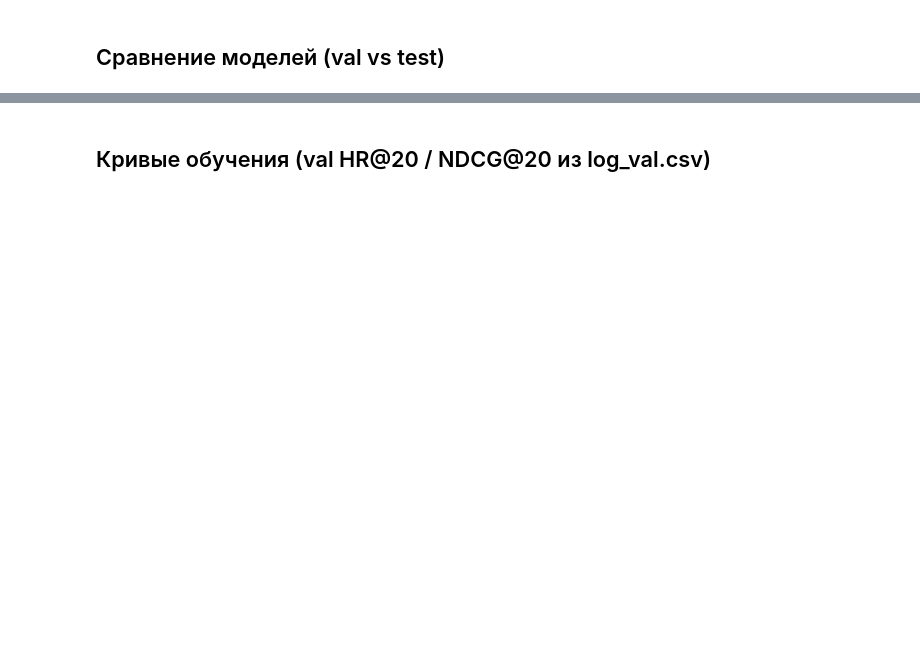
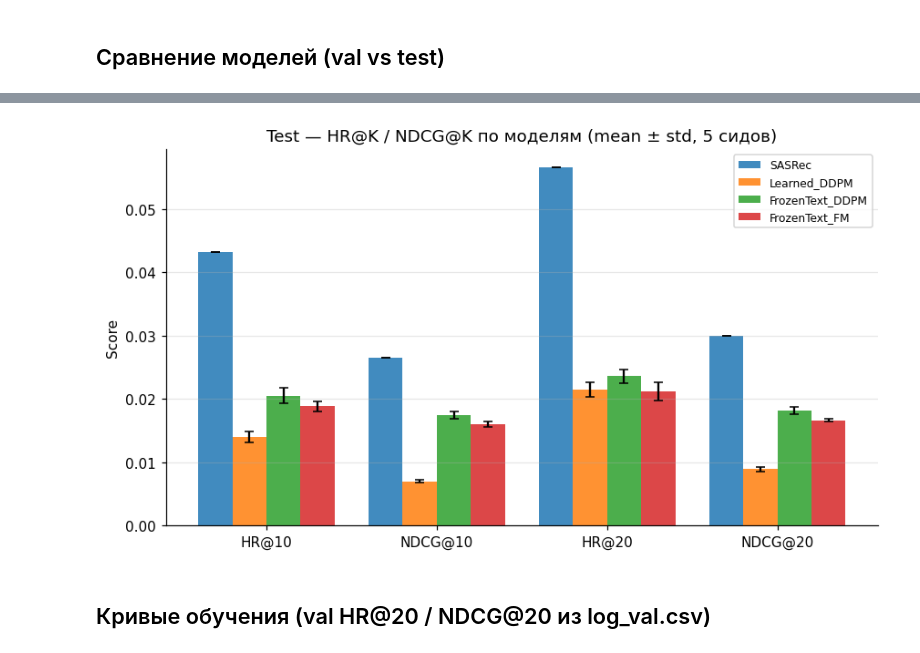
Before and after one commit to iliakabanov/DiffText4Rec, a Jupyter notebook: notebooks/train_eval.ipynb, the cells around one changed output, grey strips where cells are left out. Cells and saved outputs as stored; diff of their text form; code cells hidden in the pictures; blank space fills up the shorter version.

```diff
--- a/notebooks/train_eval.ipynb
+++ b/notebooks/train_eval.ipynb
@@ -208,16 +232,3 @@ Val:  1,941
 Test: 1,942
 # %% [markdown]
 ## Оценка
-# %%
-val_results, test_results = {}, {}
-
-for name, entry in models.items():
-    print(f'Evaluating {name}...')
-    for split, store in [('val', val_results), ('test', test_results)]:
-        torch.manual_seed(SEED)
-        store[name] = evaluate(
-            model=entry['model'], dataloader=loaders[split],
-            top_k_values=TOP_K, num_sample_steps=entry['num_steps'],
-            w_cfg=entry['w_cfg'], device=device, show_progress=True,
-        )
-print('Done')
@@ -296,3 +350,24 @@ plt.show()
+# %%
+names   = list(models.keys())
+metrics = COLS
+x       = np.arange(len(metrics))
+width   = 0.8 / max(len(names), 1)
+
+fig, ax = plt.subplots(figsize=(8, 4.5))
+for i, name in enumerate(names):
+    vals = [test_results[name][m] for m in metrics]
+    yerr = [test_std[name][m] for m in metrics]
+    ax.bar(x + i * width, vals, width, yerr=yerr, capsize=3, label=name, alpha=0.85)
+ax.set_xticks(x + width * (len(names) - 1) / 2)
+ax.set_xticklabels(metrics)
+ax.set_ylabel('Score')
+ax.set_title(f'Test — HR@K / NDCG@K по моделям (mean ± std, {N_RUNS} сидов)')
+ax.grid(axis='y', alpha=0.3)
+ax.legend(fontsize=8)
+plt.tight_layout()
+plt.show()
+# %% [output]
+[figure, added]
 # %% [markdown]
 ## Кривые обучения (val HR@20 / NDCG@20 из log_val.csv)
 # %%
```
Also changed, not shown: parts of 15 cells of this notebook, 19 other files.
